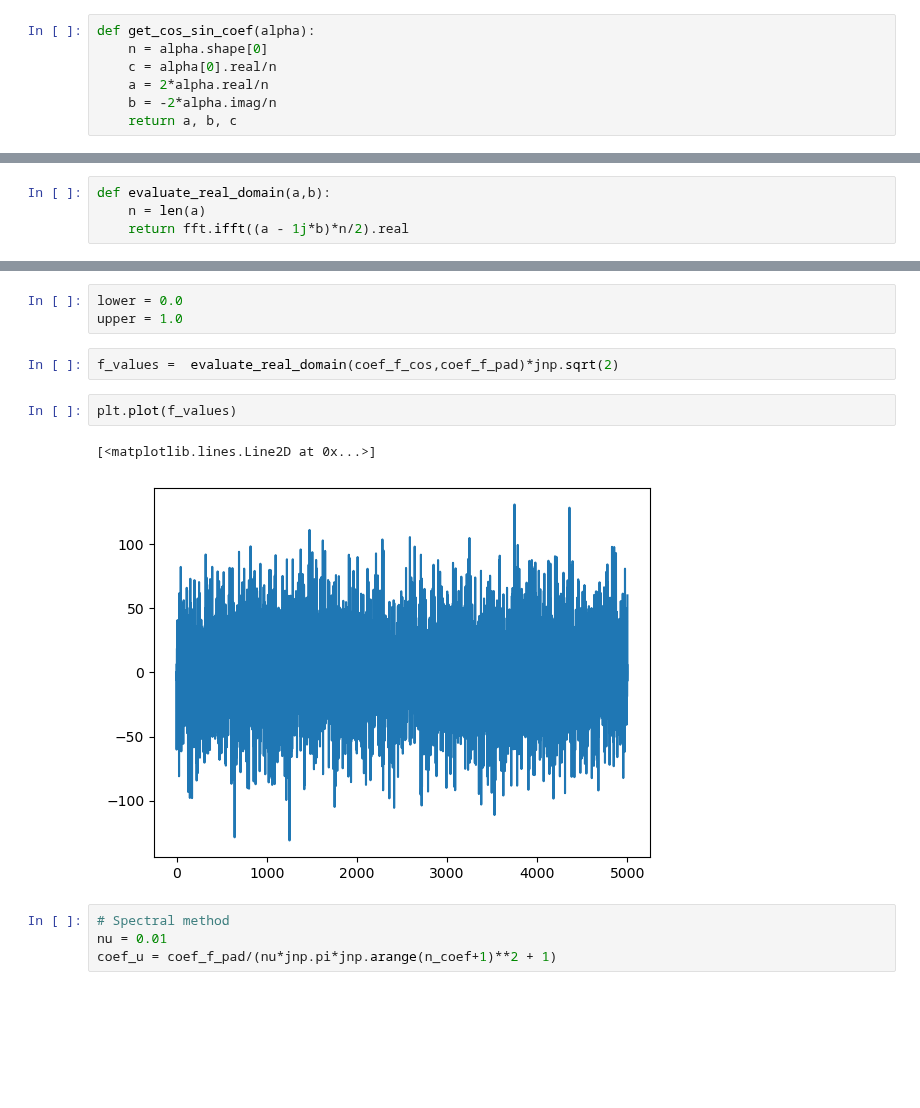
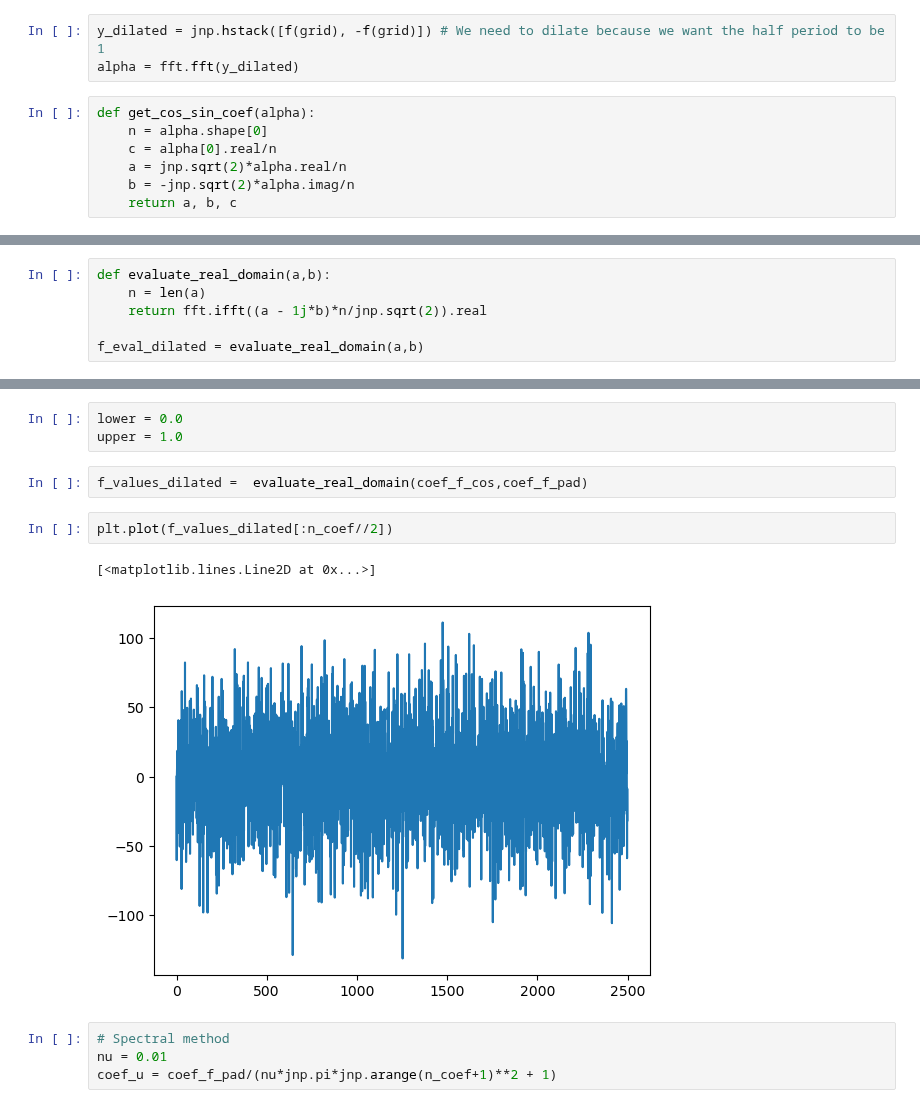
Before and after one commit to MatthieuDarcy/Kernel-NeuralNetworks-SPDEs, a Jupyter notebook: solving_elliptic/spectral_measurements.ipynb, the cells around one changed output, grey strips where cells are left out. Cells and saved outputs as stored; diff of their text form; blank space fills up the shorter version.

```diff
--- a/solving_elliptic/spectral_measurements.ipynb
+++ b/solving_elliptic/spectral_measurements.ipynb
@@ -65,9 +37,12 @@ Array([ 1.        +0.00000000e+00j, 50.23467546+1.05387703e+00j,
+# %%
+y_dilated = jnp.hstack([f(grid), -f(grid)]) # We need to dilate because we want the half period to be 1
+alpha = fft.fft(y_dilated)
 # %%
 def get_cos_sin_coef(alpha):
     n = alpha.shape[0]
     c = alpha[0].real/n
-    a = 2*alpha.real/n
-    b = -2*alpha.imag/n
+    a = jnp.sqrt(2)*alpha.real/n
+    b = -jnp.sqrt(2)*alpha.imag/n
     return a, b, c
 # %%
 a,b, c = get_cos_sin_coef(alpha)
@@ -104,7 +56,9 @@ Array([-0.00000000e+00, -2.10775405e-02,  2.64805364e-02,  6.58821440e-02,
 # %%
 def evaluate_real_domain(a,b):
     n = len(a)
-    return fft.ifft((a - 1j*b)*n/2).real
+    return fft.ifft((a - 1j*b)*n/jnp.sqrt(2)).real
+
+f_eval_dilated = evaluate_real_domain(a,b)
 # %%
 a_test = jnp.zeros(n_points, dtype=jnp.float64)
 b_test = jnp.zeros(n_points, dtype=jnp.float64)
@@ -167,12 +131,12 @@ coef_f_cos =  jnp.hstack([jnp.zeros(1)+ 2*c,jnp.zeros(n_coef)])
 lower = 0.0
 upper = 1.0
 # %%
-f_values =  evaluate_real_domain(coef_f_cos,coef_f_pad)*jnp.sqrt(2)
+f_values_dilated =  evaluate_real_domain(coef_f_cos,coef_f_pad)
 # %%
-plt.plot(f_values)
+plt.plot(f_values_dilated[:n_coef//2])
 # %% [output]
 [<matplotlib.lines.Line2D at 0x...>]
-[figure, old version]
+[figure, new version]
 # %%
 # Spectral method
 nu = 0.01
```
Also changed, not shown: parts of 72 cells of this notebook, 1 other file.
